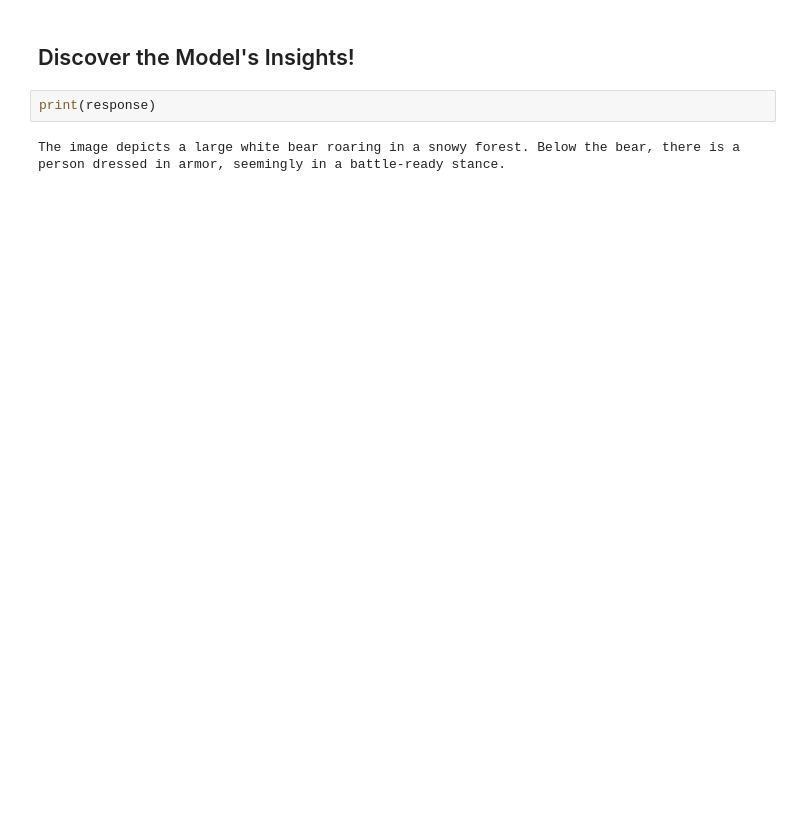
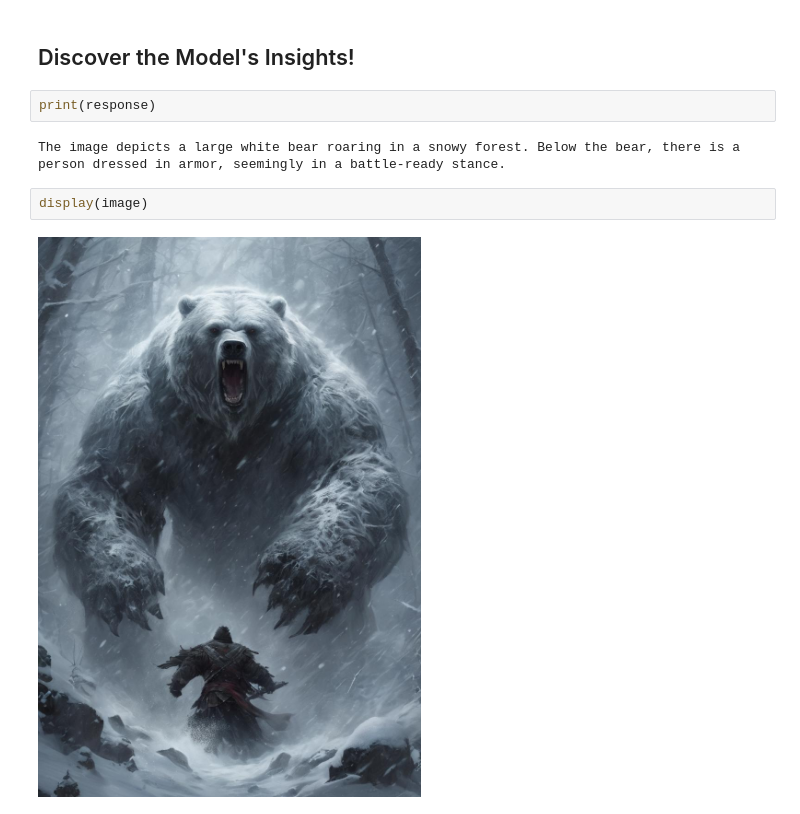
Before and after one commit to donbcolab/vlm_architecture, a Jupyter notebook: notebooks/ms_phi3_vision.ipynb, the cells around one changed output. Drawn from its saved outputs; the diff is of its cells as text; blank space fills up the shorter version.

```diff
--- a/notebooks/ms_phi3_vision.ipynb
+++ b/notebooks/ms_phi3_vision.ipynb
@@ -138,3 +148,7 @@ response = processor.batch_decode(generate_ids, skip_special_tokens=True, clean_
 print(response)
 # %% [output]
 The image depicts a large white bear roaring in a snowy forest. Below the bear, there is a person dressed in armor, seemingly in a battle-ready stance.
+# %%
+display(image)
+# %% [output]
+[figure, added]
```
Also changed, not shown: parts of 4 cells of this notebook.
